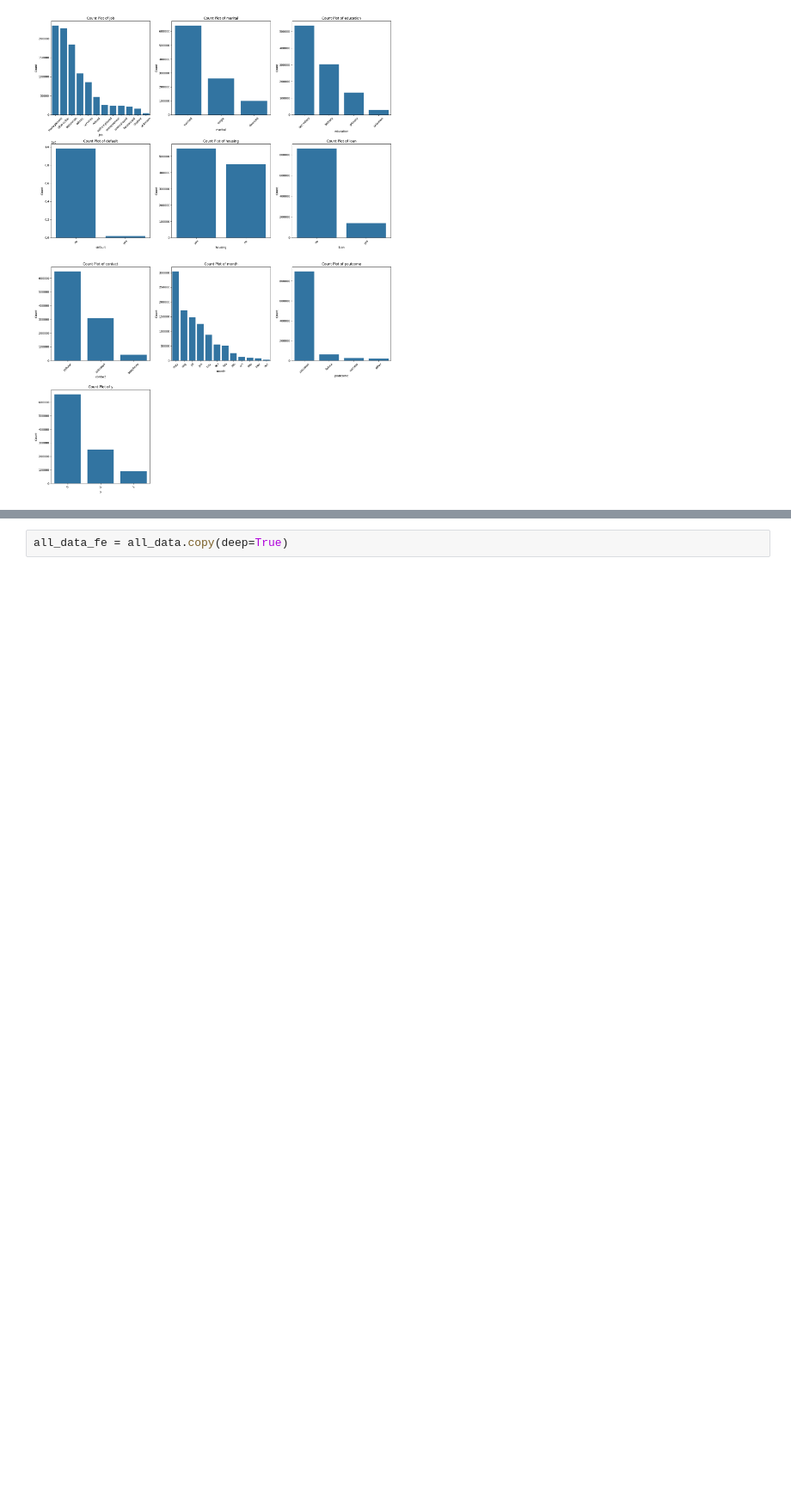
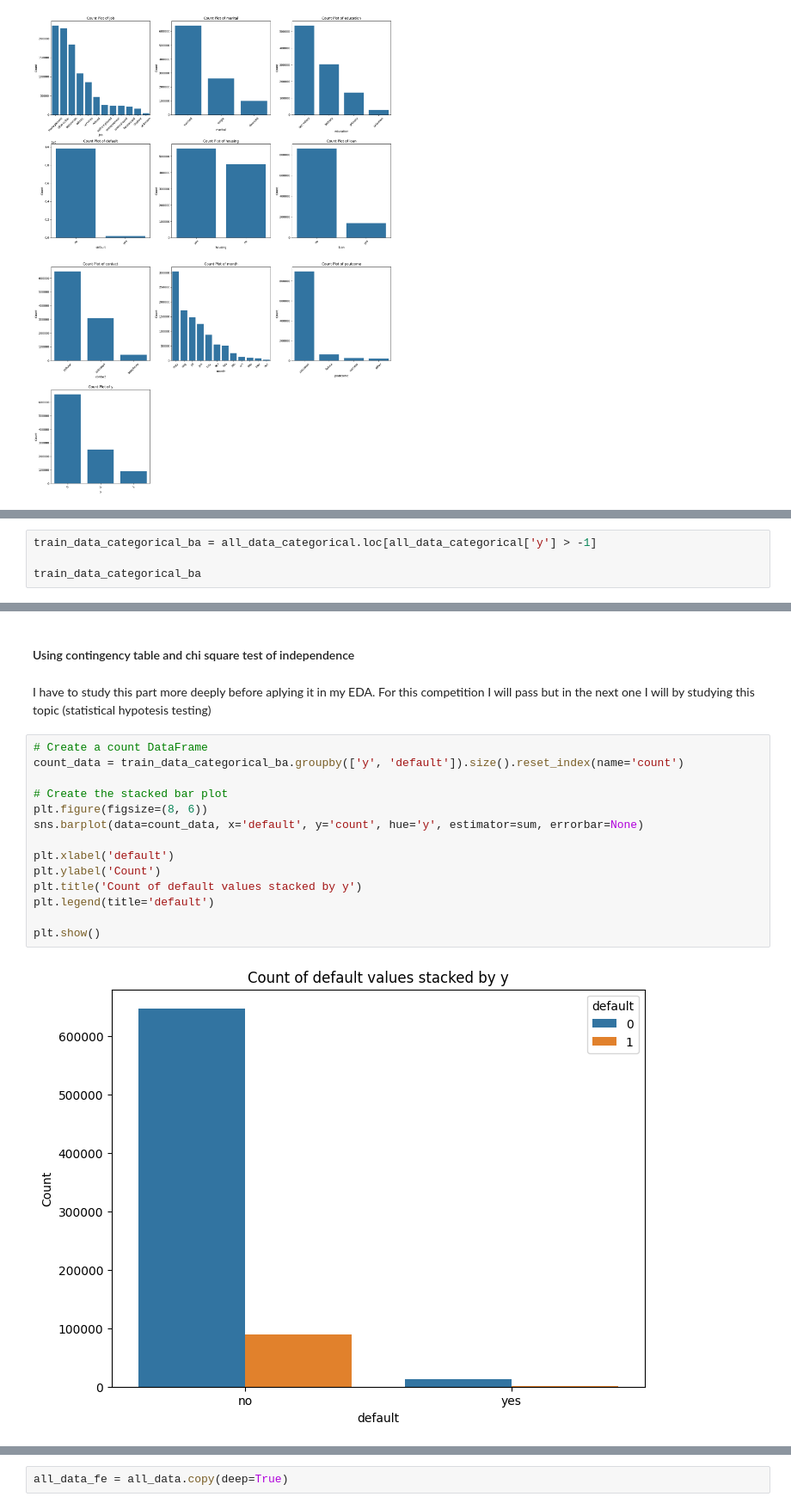
Before and after one commit to joseantonio002/kaggle, a Jupyter notebook: playground_series/binary_classification_with_bank_dataset/bc_bank.ipynb, the cells around one changed output, grey strips where cells are left out. Shown at 86% size. Drawn from its saved outputs; the diff is of its cells as text; blank space fills up the shorter version.

```diff
--- a/playground_series/binary_classification_with_bank_dataset/bc_bank.ipynb
+++ b/playground_series/binary_classification_with_bank_dataset/bc_bank.ipynb
@@ -271,0 +381,4 @@ countplot_all_dataframe(all_data_categorical)
+# %%
+train_data_categorical_ba = all_data_categorical.loc[all_data_categorical['y'] > -1]
+
+train_data_categorical_ba
@@ -271,0 +409,21 @@ countplot_all_dataframe(all_data_categorical)
+# %% [markdown]
+#### Using contingency table and chi square test of independence
+# %% [markdown]
+I have to study this part more deeply before aplying it in my EDA.
+For this competition I will pass but in the next one I will by studying this topic (statistical hypotesis testing)
+# %%
+# Create a count DataFrame
+count_data = train_data_categorical_ba.groupby(['y', 'default']).size().reset_index(name='count')
+
+# Create the stacked bar plot
+plt.figure(figsize=(8, 6))
+sns.barplot(data=count_data, x='default', y='count', hue='y', estimator=sum, errorbar=None)
+
+plt.xlabel('default')
+plt.ylabel('Count')
+plt.title('Count of default values stacked by y')
+plt.legend(title='default')
+
+plt.show()
+# %% [output]
+[figure, added]
```
Also changed, not shown: parts of 30 cells of this notebook.
